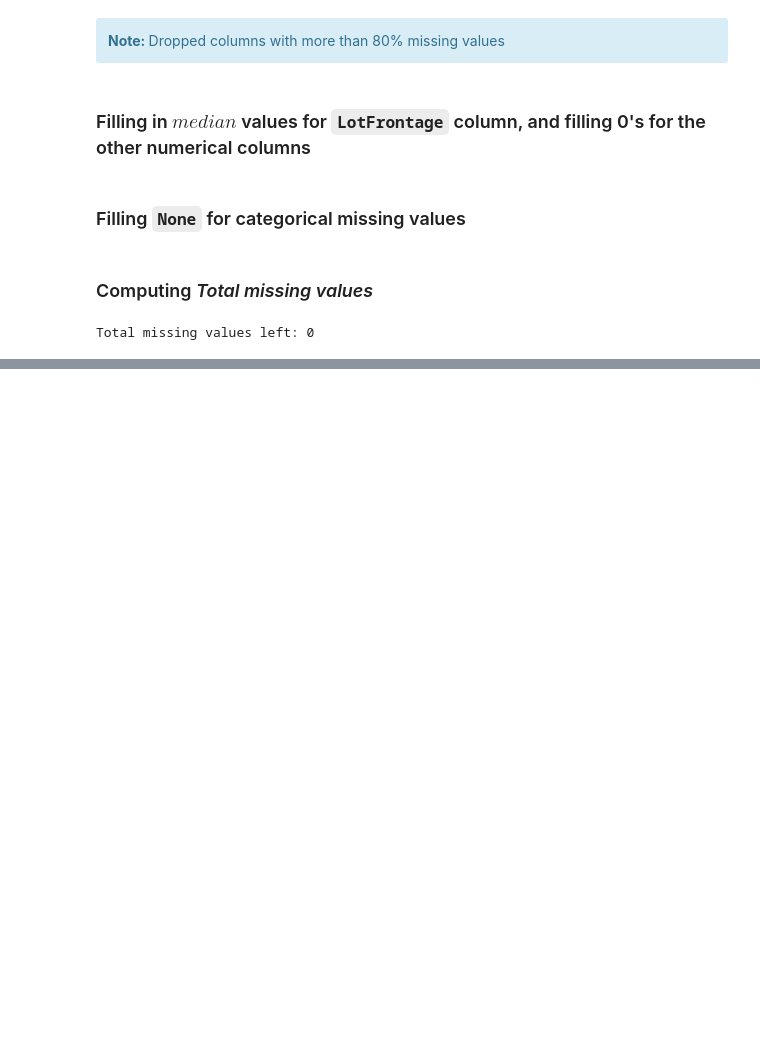
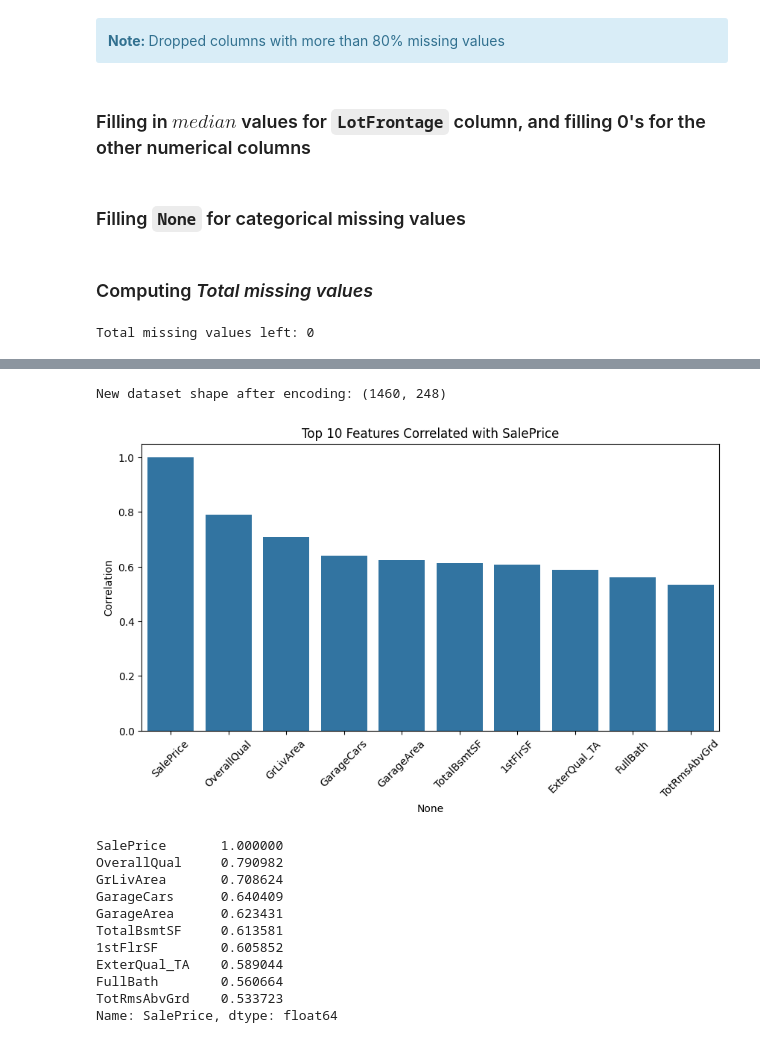
Before and after one commit to PurpleRadish42/ML_Trisem3, a Jupyter notebook: lab1/Lab1.ipynb, the cells around one changed output, grey strips where cells are left out. Drawn from its saved outputs; the diff is of its cells as text; code cells hidden in the pictures; blank space fills up the shorter version.

```diff
--- a/lab1/Lab1.ipynb
+++ b/lab1/Lab1.ipynb
@@ -80,0 +100,35 @@ Total missing values left: 0
+# %%
+# Convert categorical features to numerical using one-hot encoding
+data = pd.get_dummies(data, drop_first=True)
+
+print("New dataset shape after encoding:", data.shape)
+# %% [output]
+New dataset shape after encoding: (1460, 248)
+# %%
+# Check correlation with SalePrice
+corr_matrix = data.corr()
+top_corr_features = corr_matrix['SalePrice'].abs().sort_values(ascending=False).head(10)
+
+# Plot top correlated features
+plt.figure(figsize=(10, 5))
+sb.barplot(x=top_corr_features.index, y=top_corr_features.values)
+plt.xticks(rotation=45)
+plt.title("Top 10 Features Correlated with SalePrice")
+plt.ylabel("Correlation")
+plt.show()
+
+# Display top correlated features
+print(top_corr_features)
+# %% [output]
+[figure, added]
+SalePrice       1.000000
+OverallQual     0.790982
+GrLivArea       0.708624
+GarageCars      0.640409
+GarageArea      0.623431
+TotalBsmtSF     0.613581
+1stFlrSF        0.605852
+ExterQual_TA    0.589044
+FullBath        0.560664
+TotRmsAbvGrd    0.533723
+Name: SalePrice, dtype: float64
```
Also changed, not shown: parts of 9 cells of this notebook, 3 other files.
